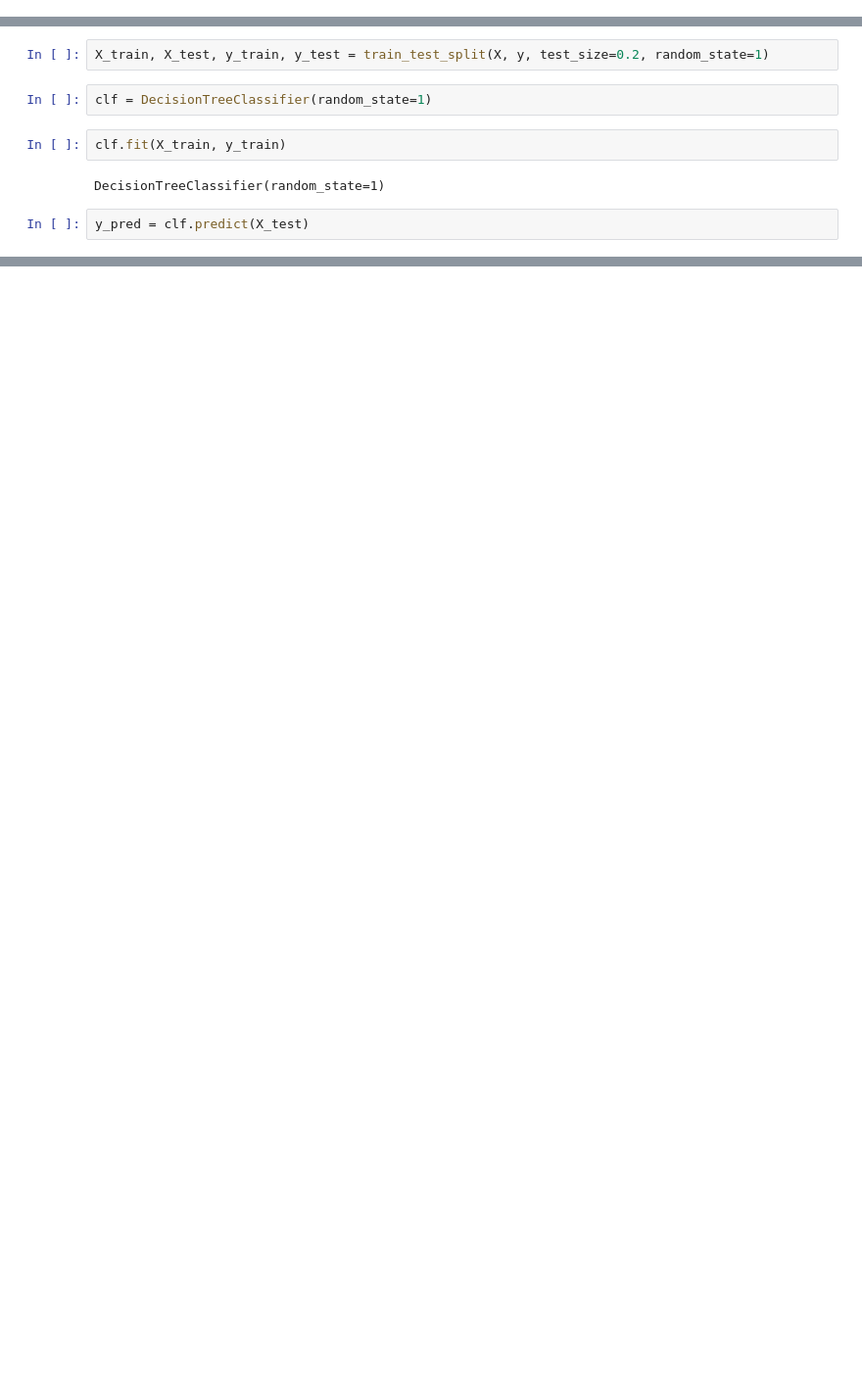
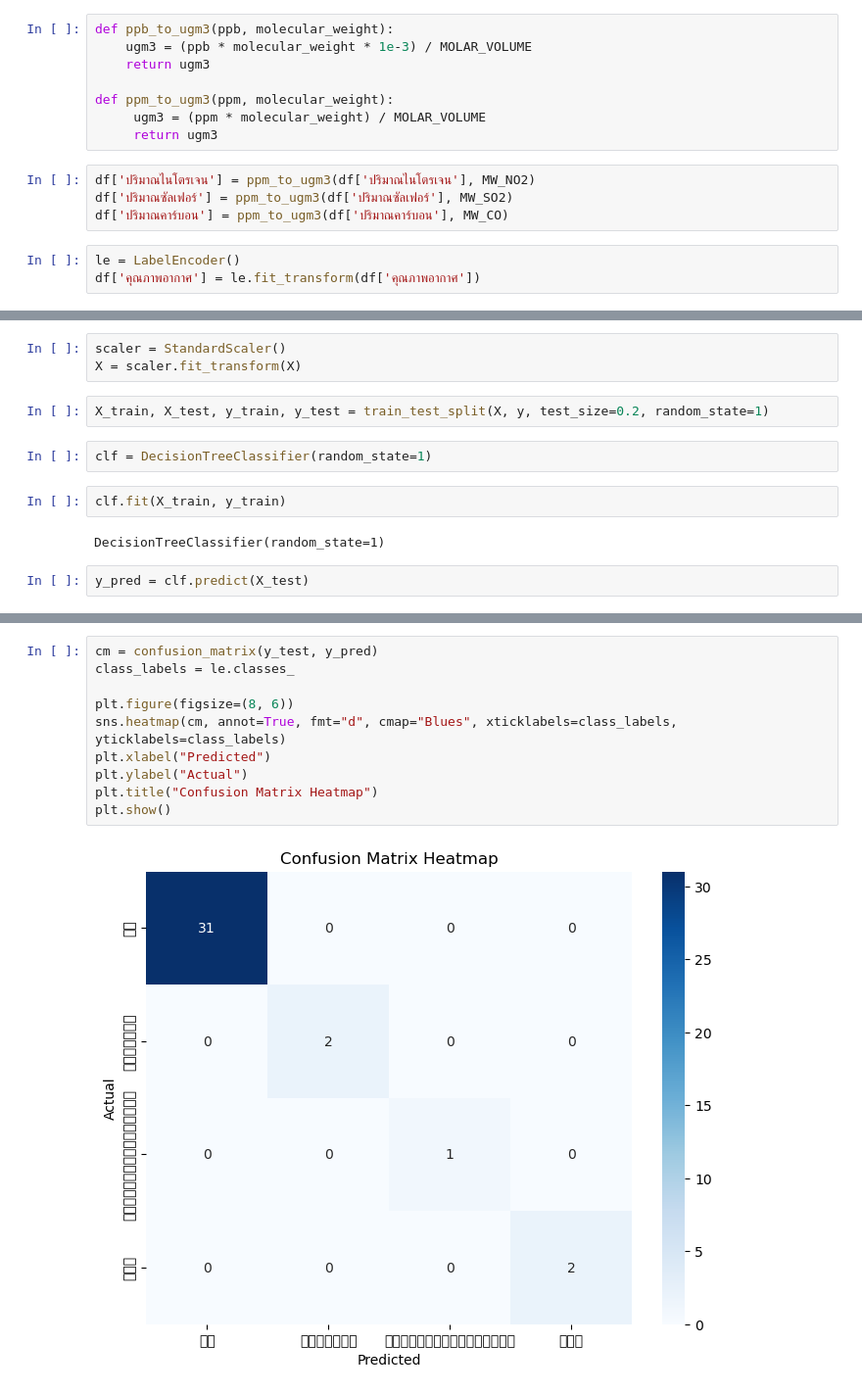
Before and after one commit to Chonapatcc/Fundamentals-of-Artificial-Intelligence, a Jupyter notebook: Assignment1-Decision-Tree/Assignment1.ipynb, the cells around one changed output, grey strips where cells are left out. Shown at 98% size. Drawn from its saved outputs; the diff is of its cells as text; blank space fills up the shorter version.

```diff
--- a/Assignment1-Decision-Tree/Assignment1.ipynb
+++ b/Assignment1-Decision-Tree/Assignment1.ipynb
@@ -14,6 +90,24 @@ df.replace('?', np.nan, inplace=True)
+# %%
+def ppb_to_ugm3(ppb, molecular_weight):
+    ugm3 = (ppb * molecular_weight * 1e-3) / MOLAR_VOLUME
+    return ugm3
+
+def ppm_to_ugm3(ppm, molecular_weight):
+     ugm3 = (ppm * molecular_weight) / MOLAR_VOLUME
+     return ugm3
+# %%
+df['ปริมาณไนโตรเจน'] = ppm_to_ugm3(df['ปริมาณไนโตรเจน'], MW_NO2)
+df['ปริมาณซัลเฟอร์'] = ppm_to_ugm3(df['ปริมาณซัลเฟอร์'], MW_SO2)
+df['ปริมาณคาร์บอน'] = ppm_to_ugm3(df['ปริมาณคาร์บอน'], MW_CO)
+# %%
+le = LabelEncoder()
+df['คุณภาพอากาศ'] = le.fit_transform(df['คุณภาพอากาศ'])
 # %%
 X = df.drop('คุณภาพอากาศ', axis=1)
 y = df['คุณภาพอากาศ']
+# %%
+scaler = StandardScaler()
+X = scaler.fit_transform(X)
 # %%
 X_train, X_test, y_train, y_test = train_test_split(X, y, test_size=0.2, random_state=1)
 # %%
@@ -42,0 +137,12 @@ Accuracy: 0.23
+# %%
+cm = confusion_matrix(y_test, y_pred)
+class_labels = le.classes_
+
+plt.figure(figsize=(8, 6))
+sns.heatmap(cm, annot=True, fmt="d", cmap="Blues", xticklabels=class_labels, yticklabels=class_labels)
+plt.xlabel("Predicted")
+plt.ylabel("Actual")
+plt.title("Confusion Matrix Heatmap")
+plt.show()
+# %% [output]
+[figure, added]
```
Also changed, not shown: parts of 10 cells of this notebook.
